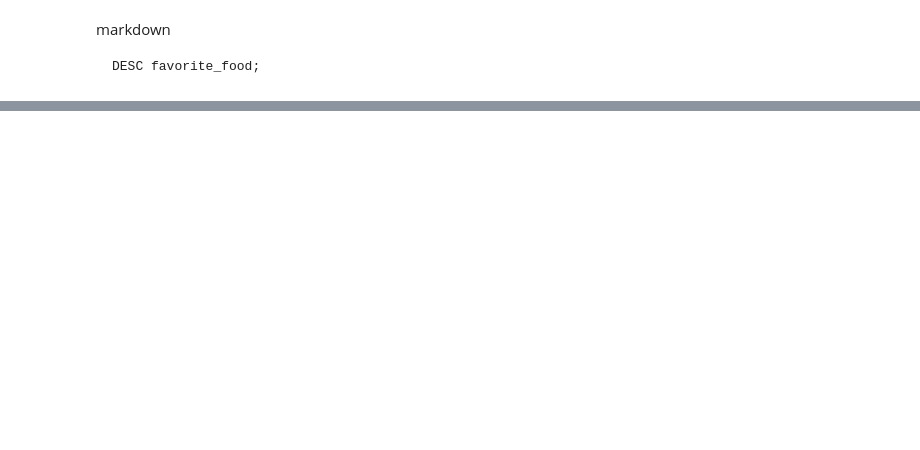
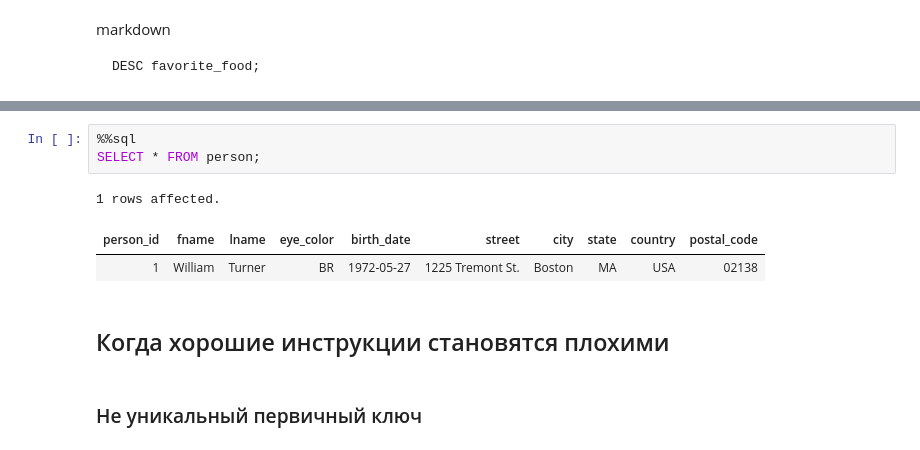
Before and after one commit to magus1968/learning-sql, a Jupyter notebook: docs/ch02.ipynb, the cells around one changed output, grey strips where cells are left out. Saved outputs shown, nothing was run; the diff lists cells and outputs as text; blank space fills up the shorter version.

```diff
--- a/docs/ch02.ipynb
+++ b/docs/ch02.ipynb
@@ -136,0 +496,11 @@ DESC favorite_food;
+# %%
+%%sql
+SELECT * FROM person;
+# %% [output]
+1 rows affected.
+| person_id | fname | lname | eye_color | birth_date | street | city | state | country | postal_code |
+| 1 | William | Turner | BR | 1972-05-27 | 1225 Tremont St. | Boston | MA | USA | 02138 |
+# %% [markdown]
+## Когда хорошие инструкции становятся плохими
+# %% [markdown]
+### Не уникальный первичный ключ
```
Also changed, not shown: parts of 50 cells of this notebook, 3 other files.
